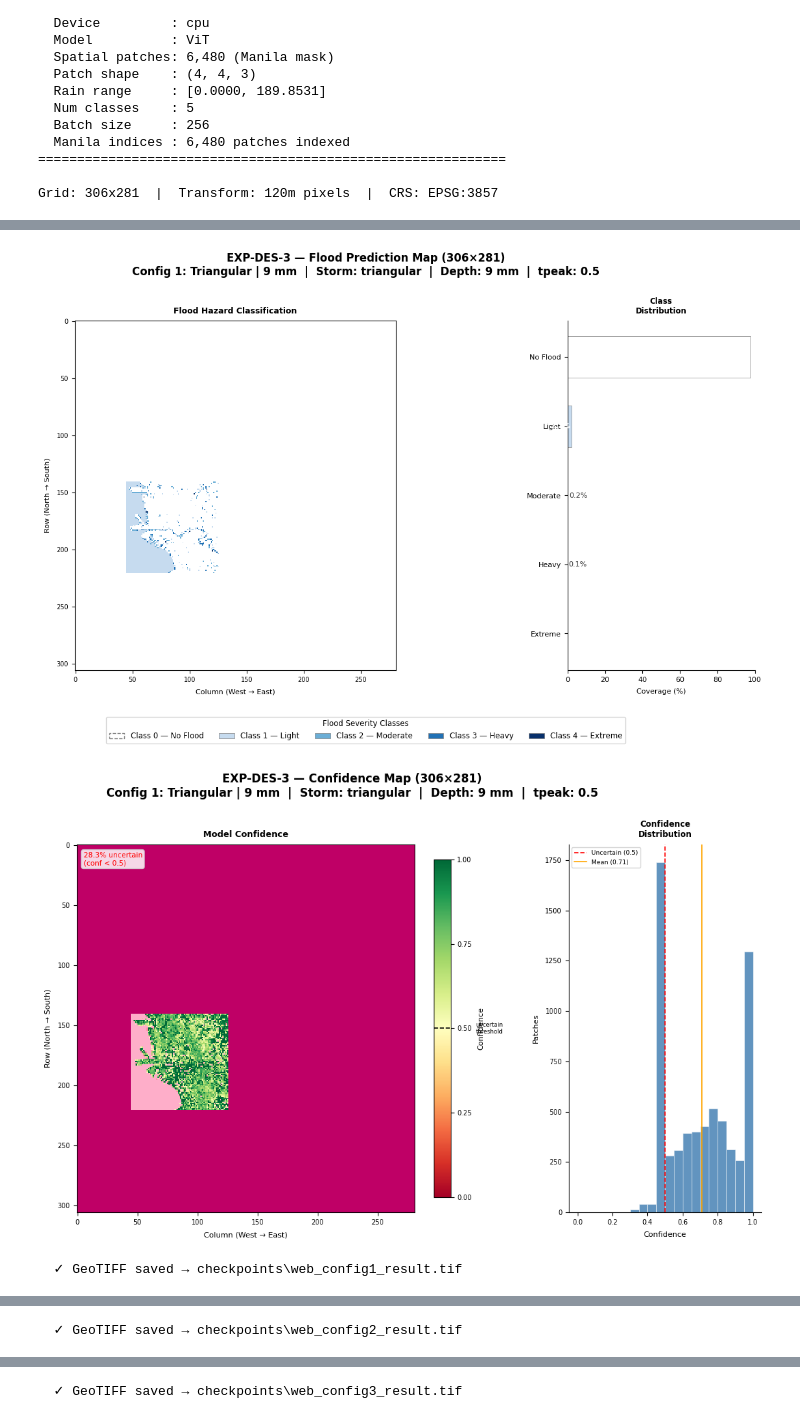
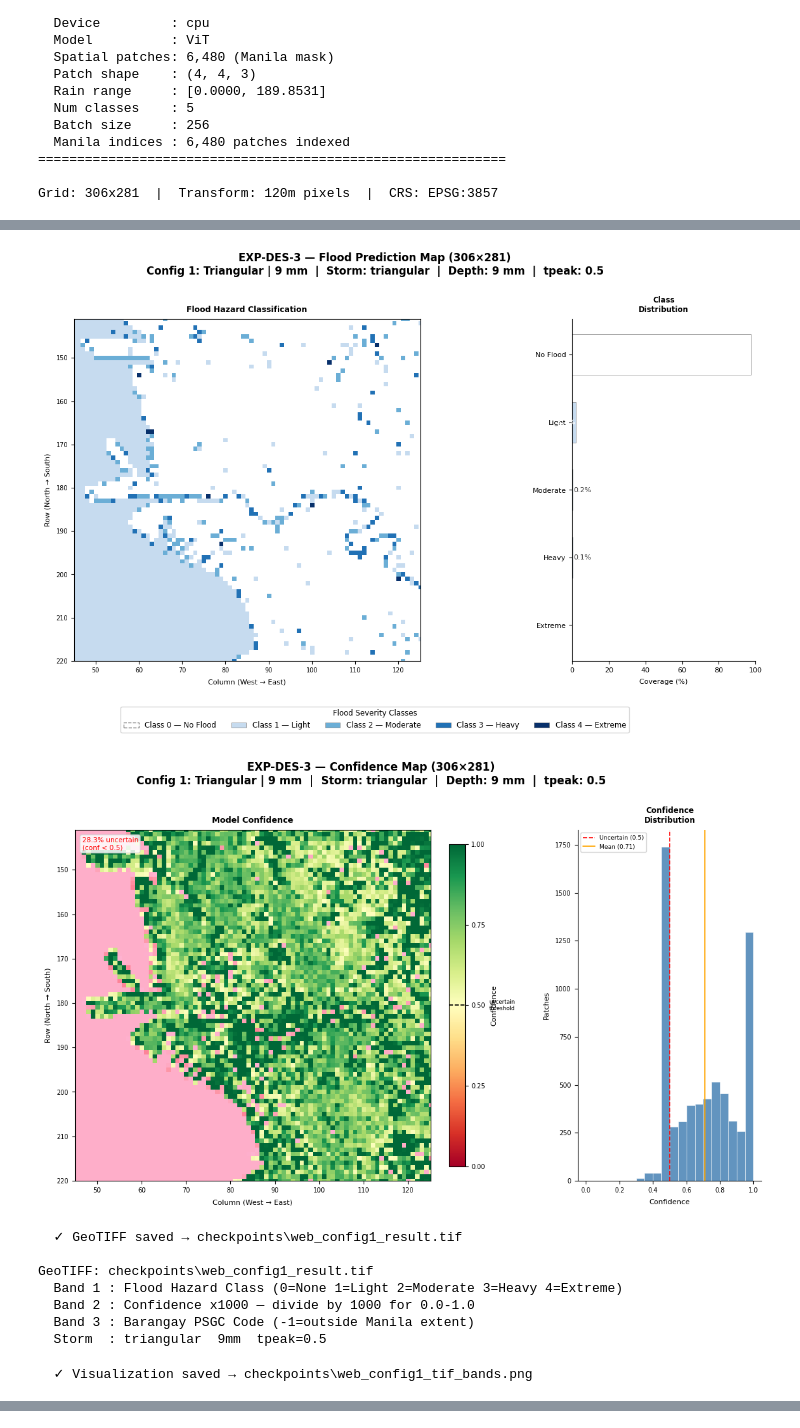
Before and after one commit to daluyanprojects/th3-experiments, a Jupyter notebook: inference.ipynb, the cells around one changed output, grey strips where cells are left out. Cells and saved outputs as stored; diff of their text form; code cells hidden in the pictures.

```diff
--- a/inference.ipynb
+++ b/inference.ipynb
@@ -124,0 +308,3 @@ def save_result_as_tif(flood_map, conf_map, config, save_path, transform=None, c
+# %%
+_GEOJSON_PATH  = 'manila_barangay_geojson.geojson'
+_barangay_band = _load_barangay_band_from_geojson(_GEOJSON_PATH, dem_transform, dem_crs, N_H, N_W)
@@ -133,9 +326,20 @@ test_configs = [
 
 results = engine.predict_batch(test_configs, n_h=N_H, n_w=N_W)
 
-# ══════════════════════════════════════════════════════════════════════════════
+# Build Manila mask — True for patches that were predicted, False = nodata
+_manila_mask = np.zeros(N_H * N_W, dtype=bool)
+_manila_mask[manila_patch_indices] = True
+_manila_mask_2d = _manila_mask.reshape(N_H, N_W)
+
+# Bounding box of valid Manila pixels (for plot cropping)
+_rows, _cols = np.where(_manila_mask_2d)
+_pad = 0
+_r0  = max(int(_rows.min()) - _pad, 0)
+_r1  = min(int(_rows.max()) + _pad, N_H - 1)
+_c0  = max(int(_cols.min()) - _pad, 0)
+_c1  = min(int(_cols.max()) + _pad, N_W - 1)
+
 # Plotting + GeoTIFF export loop
-# ══════════════════════════════════════════════════════════════════════════════
 for i, (result, config) in enumerate(zip(results, test_configs)):
     cfg_label = f"Config {i+1}: {config['storm_type'].title()} | {config['depth_mm']} mm"
 
@@ -151,6 +355,10 @@ for i, (result, config) in enumerate(zip(results, test_configs)):
     frac_low    = (patch_confs < 0.5).mean() * 100
     subtitle    = build_subtitle(config)
 
+    # NaN-masked display arrays — outside-Manila pixels become transparent
+    flood_disp = np.where(_manila_mask_2d, flood_map, np.nan)
+    conf_disp  = np.where(_manila_mask_2d, conf_map,  np.nan)
+
     # ─────────────────────────────────────────────────────────────────────────
     # Figure 1 — Flood Map
     # ─────────────────────────────────────────────────────────────────────────
@@ -165,12 +373,14 @@ for i, (result, config) in enumerate(zip(results, test_configs)):
         fontsize=12, fontweight='bold', y=1.03
     )
 
-    ax_flood.imshow(flood_map, cmap=flood_cmap, norm=flood_norm,
+    ax_flood.imshow(flood_disp, cmap=flood_cmap, norm=flood_norm,
                     interpolation='nearest', origin='upper')
     ax_flood.set_title('Flood Hazard Classification', fontsize=9, fontweight='bold', pad=8)
     ax_flood.set_xlabel('Column (West → East)', fontsize=8, labelpad=6)
     ax_flood.set_ylabel('Row (North → South)', fontsize=8, labelpad=6)
     ax_flood.tick_params(labelsize=7)
+    ax_flood.set_xlim(_c0, _c1)
+    ax_flood.set_ylim(_r1, _r0)  # inverted: row 0 at top
 
     labels = [FLOOD_LABELS[j] for j in range(5)]
     values = [pcts[j]         for j in range(5)]
@@ -225,12 +435,14 @@ for i, (result, config) in enumerate(zip(results, test_configs)):
         fontsize=12, fontweight='bold', y=1.03
     )
 
-    im = ax_conf.imshow(conf_map, cmap=conf_cmap, vmin=0.0, vmax=1.0,
+    im = ax_conf.imshow(conf_disp, cmap=conf_cmap, vmin=0.0, vmax=1.0,
                         interpolation='nearest', origin='upper')
     ax_conf.set_title('Model Confidence', fontsize=9, fontweight='bold', pad=8)
     ax_conf.set_xlabel('Column (West → East)', fontsize=8, labelpad=6)
     ax_conf.set_ylabel('Row (North → South)', fontsize=8, labelpad=6)
     ax_conf.tick_params(labelsize=7)
+    ax_conf.set_xlim(_c0, _c1)
+    ax_conf.set_ylim(_r1, _r0)
 
     cbar = fig2.colorbar(im, ax=ax_conf, fraction=0.035, pad=0.04)
     cbar.set_label('Confidence', fontsize=8, labelpad=6)
@@ -239,9 +451,7 @@ for i, (result, config) in enumerate(zip(results, test_configs)):
     cbar.ax.axhline(y=0.5, color='black', linewidth=1.2, linestyle='--')
     cbar.ax.text(2.5, 0.5, 'uncertain\nthreshold', fontsize=6, va='center')
 
-    uncertain_overlay = conf_map.copy().astype(float)
-    uncertain_overlay[conf_map >= 0.5] = np.nan
-    uncertain_overlay[conf_map <  0.5] = 1.0
+    uncertain_overlay = np.where(_manila_mask_2d & (conf_map < 0.5), 1.0, np.nan)
     ax_conf.imshow(uncertain_overlay, cmap='cool', alpha=0.30,
                    vmin=0, vmax=1, interpolation='nearest', origin='upper')
     ax_conf.text(
@@ -269,42 +479,55 @@ for i, (result, config) in enumerate(zip(results, test_configs)):
 
     plt.savefig(
         str(cfg.output_dir / f'web_config{i+1}_confidence_map.png'),
         dpi=150, bbox_inches='tight', facecolor='white'
     )
     plt.show()
     plt.close(fig2)
 
-    # ─────────────────────────────────────────────────────────────────────────
-    # GeoTIFF export
-    # ─────────────────────────────────────────────────────────────────────────
+    tif_out = str(cfg.output_dir / f'web_config{i+1}_result.tif')
     save_result_as_tif(
-        flood_map  = flood_map,
-        conf_map   = conf_map,
-        config     = config,
-        save_path  = str(cfg.output_dir / f'web_config{i+1}_result.tif'),
-        transform  = dem_transform,
-        crs        = dem_crs,
+        flood_map     = flood_map,
+        conf_map      = conf_map,
+        barangay_band = _barangay_band,
+        config        = config,
+        save_path     = tif_out,
+        transform     = dem_transform,
+        crs           = dem_crs,
+        mask_2d       = _manila_mask_2d,
+    )
+
+    vis_out = str(cfg.output_dir / f'web_config{i+1}_tif_bands.png')
+    visualize_result_tif(
+        tif_path  = tif_out,
+        save_path = vis_out,
     )
 
 print("\n✓ All configurations processed.")
 # %% [output]
 ============================================================
 Test 1/4
 ============================================================
 Predicting 6,480 patches (batch_size=256)...
   checkmark 1,280/6,480 patches
   checkmark 2,560/6,480 patches
   checkmark 3,840/6,480 patches
   checkmark 5,120/6,480 patches
   checkmark 6,400/6,480 patches
   checkmark 6,480/6,480 patches
 
 ============================================================
 ... (119 lines left out)
     Moderate    :     112 patches    1.7%
     Heavy       :     105 patches    1.6%
     Extreme     :   1,990 patches   30.7%  ###############
 ============================================================
-[figure, old version]
+[figure, new version]
-[figure, old version]
+[figure, new version]
   ✓ GeoTIFF saved → checkpoints\web_config1_result.tif
+
+GeoTIFF: checkpoints\web_config1_result.tif
+  Band 1 : Flood Hazard Class (0=None 1=Light 2=Moderate 3=Heavy 4=Extreme)
+  Band 2 : Confidence x1000 — divide by 1000 for 0.0-1.0
+  Band 3 : Barangay PSGC Code (-1=outside Manila extent)
+  Storm  : triangular  9mm  tpeak=0.5
+  ✓ Visualization saved → checkpoints\web_config1_tif_bands.png
@@ -313 +535,0 @@ Predicting 6,480 patches (batch_size=256)...
-  ✓ GeoTIFF saved → checkpoints\web_config2_result.tif
@@ -316 +545,0 @@ Predicting 6,480 patches (batch_size=256)...
-  ✓ GeoTIFF saved → checkpoints\web_config3_result.tif
```
Also changed, not shown: parts of 4 cells of this notebook, 16 other files.
